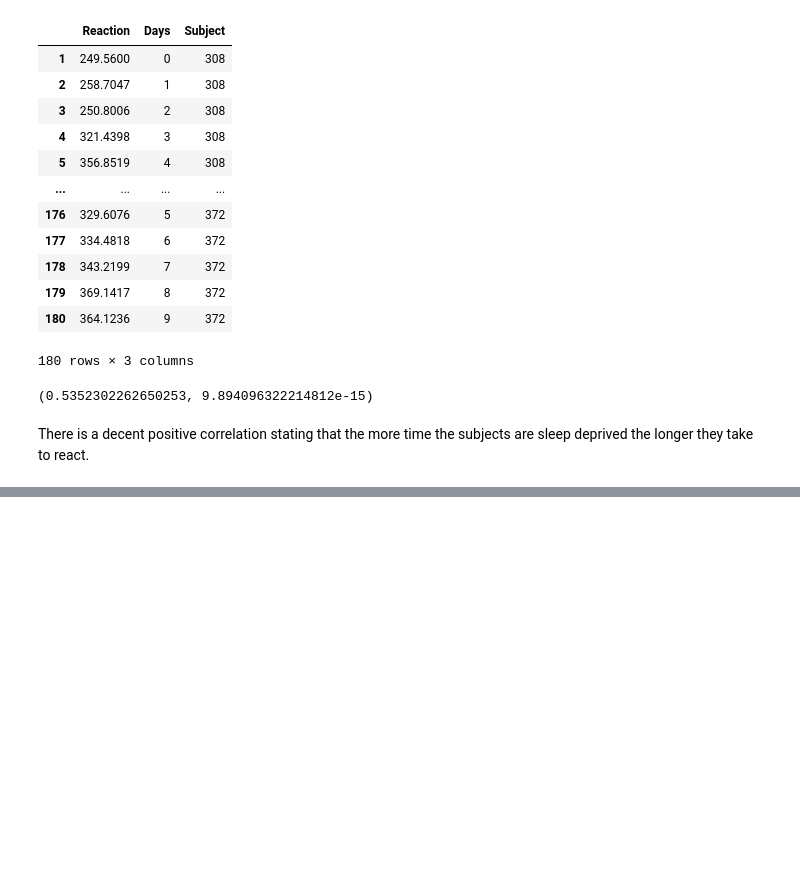
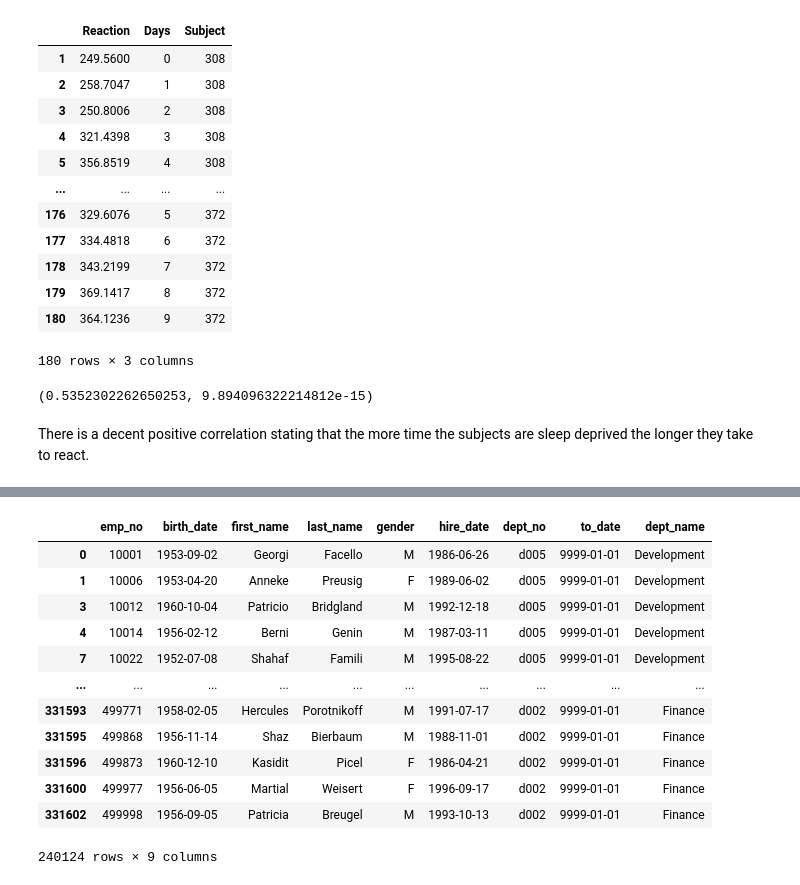
Before and after one commit to ForrestMccrosky/statistics-exercises, a Jupyter notebook: hypothesis_testing.ipynb, the cells around one changed output, grey strips where cells are left out. Drawn from its saved outputs; the diff is of its cells as text; code cells hidden in the pictures; blank space fills up the shorter version.

```diff
--- a/hypothesis_testing.ipynb
+++ b/hypothesis_testing.ipynb
@@ -740,0 +940,17 @@ There is a decent positive correlation stating that the more time the subjects a
+# %%
+currentemps = bigtable[bigtable.to_date == '9999-01-01']
+currentemps
+# %% [output]
+|  | emp_no | birth_date | first_name | last_name | gender | hire_date | dept_no | to_date | dept_name |
+| 0 | 10001 | 1953-09-02 | Georgi | Facello | M | 1986-06-26 | d005 | 9999-01-01 | Development |
+| 1 | 10006 | 1953-04-20 | Anneke | Preusig | F | 1989-06-02 | d005 | 9999-01-01 | Development |
+| 3 | 10012 | 1960-10-04 | Patricio | Bridgland | M | 1992-12-18 | d005 | 9999-01-01 | Development |
+| 4 | 10014 | 1956-02-12 | Berni | Genin | M | 1987-03-11 | d005 | 9999-01-01 | Development |
+| 7 | 10022 | 1952-07-08 | Shahaf | Famili | M | 1995-08-22 | d005 | 9999-01-01 | Development |
+| ... | ... | ... | ... | ... | ... | ... | ... | ... | ... |
+| 331593 | 499771 | 1958-02-05 | Hercules | Porotnikoff | M | 1991-07-17 | d002 | 9999-01-01 | Finance |
+| 331595 | 499868 | 1956-11-14 | Shaz | Bierbaum | M | 1988-11-01 | d002 | 9999-01-01 | Finance |
+| 331596 | 499873 | 1960-12-10 | Kasidit | Picel | F | 1986-04-21 | d002 | 9999-01-01 | Finance |
+| 331600 | 499977 | 1956-06-05 | Martial | Weisert | F | 1996-09-17 | d002 | 9999-01-01 | Finance |
+| 331602 | 499998 | 1956-09-05 | Patricia | Breugel | M | 1993-10-13 | d002 | 9999-01-01 | Finance |
+240124 rows × 9 columns
```
Also changed, not shown: parts of 36 cells of this notebook.
